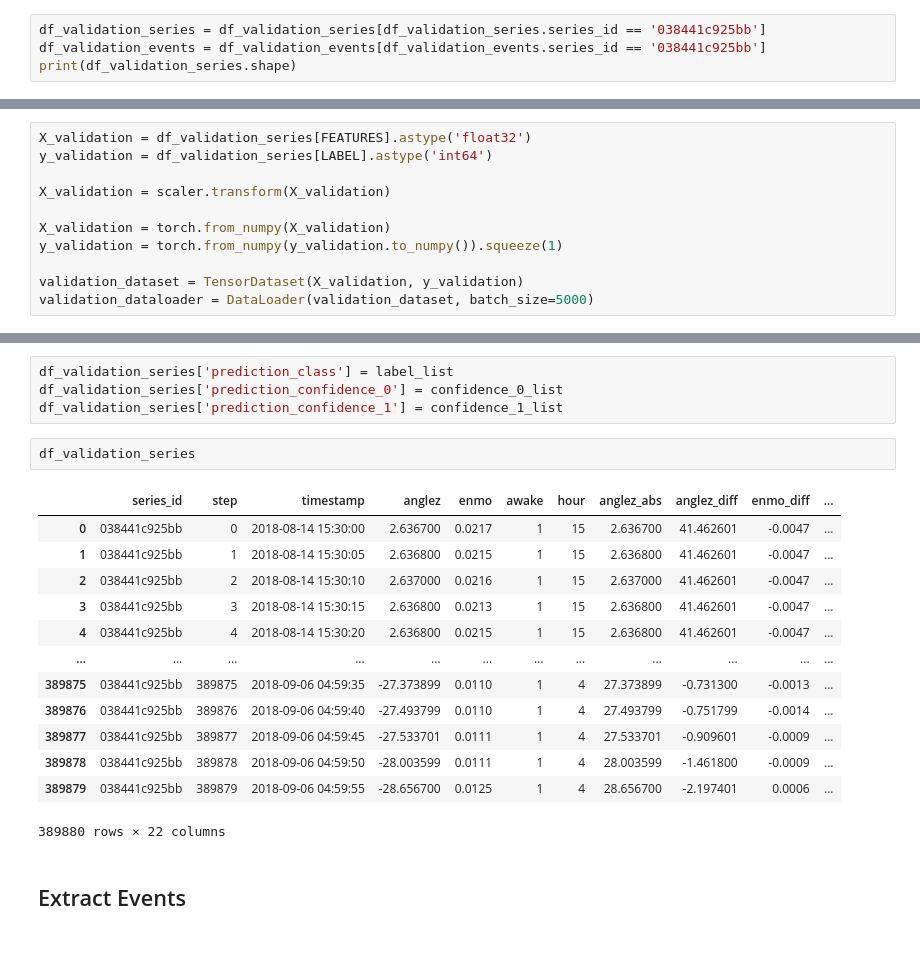
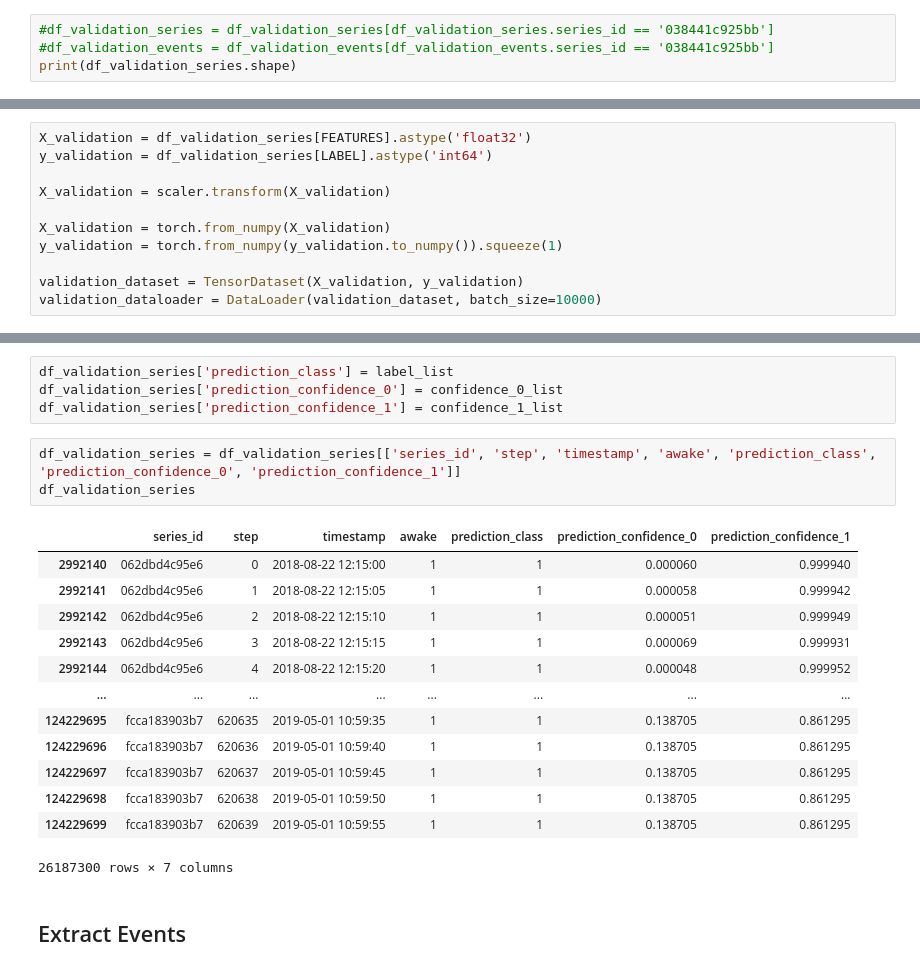
Before and after one commit to Timon0/ai-challenge-neural-nappers, a Jupyter notebook: notebooks/submission_mlp.ipynb, the cells around one changed output, grey strips where cells are left out. Drawn from its saved outputs; the diff is of its cells as text.

```diff
--- a/notebooks/submission_mlp.ipynb
+++ b/notebooks/submission_mlp.ipynb
@@ -43,5 +44,5 @@ df_validation_events
 # %%
-df_validation_series = df_validation_series[df_validation_series.series_id == '038441c925bb']
-df_validation_events = df_validation_events[df_validation_events.series_id == '038441c925bb']
+#df_validation_series = df_validation_series[df_validation_series.series_id == '038441c925bb']
+#df_validation_events = df_validation_events[df_validation_events.series_id == '038441c925bb']
 print(df_validation_series.shape)
 # %% [output]
@@ -75,7 +76,7 @@ X_validation = torch.from_numpy(X_validation)
 y_validation = torch.from_numpy(y_validation.to_numpy()).squeeze(1)
 
 validation_dataset = TensorDataset(X_validation, y_validation)
-validation_dataloader = DataLoader(validation_dataset, batch_size=5000)
+validation_dataloader = DataLoader(validation_dataset, batch_size=10000)
 # %% [markdown]
 ## Predict
 # %%
@@ -109,21 +110,22 @@ df_validation_series['prediction_class'] = label_list
 df_validation_series['prediction_confidence_0'] = confidence_0_list
 df_validation_series['prediction_confidence_1'] = confidence_1_list
 # %%
+df_validation_series = df_validation_series[['series_id', 'step', 'timestamp', 'awake', 'prediction_class', 'prediction_confidence_0', 'prediction_confidence_1']]
 df_validation_series
 # %% [output]
-|  | series_id | step | timestamp | anglez | enmo | awake | hour | anglez_abs | anglez_diff | enmo_diff | ... |
-| 0 | 038441c925bb | 0 | 2018-08-14 15:30:00 | 2.636700 | 0.0217 | 1 | 15 | 2.636700 | 41.462601 | -0.0047 | ... |
-| 1 | 038441c925bb | 1 | 2018-08-14 15:30:05 | 2.636800 | 0.0215 | 1 | 15 | 2.636800 | 41.462601 | -0.0047 | ... |
-| 2 | 038441c925bb | 2 | 2018-08-14 15:30:10 | 2.637000 | 0.0216 | 1 | 15 | 2.637000 | 41.462601 | -0.0047 | ... |
-| 3 | 038441c925bb | 3 | 2018-08-14 15:30:15 | 2.636800 | 0.0213 | 1 | 15 | 2.636800 | 41.462601 | -0.0047 | ... |
-| 4 | 038441c925bb | 4 | 2018-08-14 15:30:20 | 2.636800 | 0.0215 | 1 | 15 | 2.636800 | 41.462601 | -0.0047 | ... |
-| ... | ... | ... | ... | ... | ... | ... | ... | ... | ... | ... | ... |
-| 389875 | 038441c925bb | 389875 | 2018-09-06 04:59:35 | -27.373899 | 0.0110 | 1 | 4 | 27.373899 | -0.731300 | -0.0013 | ... |
-| 389876 | 038441c925bb | 389876 | 2018-09-06 04:59:40 | -27.493799 | 0.0110 | 1 | 4 | 27.493799 | -0.751799 | -0.0014 | ... |
-| 389877 | 038441c925bb | 389877 | 2018-09-06 04:59:45 | -27.533701 | 0.0111 | 1 | 4 | 27.533701 | -0.909601 | -0.0009 | ... |
-| 389878 | 038441c925bb | 389878 | 2018-09-06 04:59:50 | -28.003599 | 0.0111 | 1 | 4 | 28.003599 | -1.461800 | -0.0009 | ... |
-| 389879 | 038441c925bb | 389879 | 2018-09-06 04:59:55 | -28.656700 | 0.0125 | 1 | 4 | 28.656700 | -2.197401 | 0.0006 | ... |
+|  | series_id | step | timestamp | awake | prediction_class | prediction_confidence_0 | prediction_confidence_1 |
+| 2992140 | 062dbd4c95e6 | 0 | 2018-08-22 12:15:00 | 1 | 1 | 0.000060 | 0.999940 |
+| 2992141 | 062dbd4c95e6 | 1 | 2018-08-22 12:15:05 | 1 | 1 | 0.000058 | 0.999942 |
+| 2992142 | 062dbd4c95e6 | 2 | 2018-08-22 12:15:10 | 1 | 1 | 0.000051 | 0.999949 |
+| 2992143 | 062dbd4c95e6 | 3 | 2018-08-22 12:15:15 | 1 | 1 | 0.000069 | 0.999931 |
+| 2992144 | 062dbd4c95e6 | 4 | 2018-08-22 12:15:20 | 1 | 1 | 0.000048 | 0.999952 |
+| ... | ... | ... | ... | ... | ... | ... | ... |
+| 124229695 | fcca183903b7 | 620635 | 2019-05-01 10:59:35 | 1 | 1 | 0.138705 | 0.861295 |
+| 124229696 | fcca183903b7 | 620636 | 2019-05-01 10:59:40 | 1 | 1 | 0.138705 | 0.861295 |
+| 124229697 | fcca183903b7 | 620637 | 2019-05-01 10:59:45 | 1 | 1 | 0.138705 | 0.861295 |
+| 124229698 | fcca183903b7 | 620638 | 2019-05-01 10:59:50 | 1 | 1 | 0.138705 | 0.861295 |
+| 124229699 | fcca183903b7 | 620639 | 2019-05-01 10:59:55 | 1 | 1 | 0.138705 | 0.861295 |
-389880 rows × 22 columns
+26187300 rows × 7 columns
 # %% [markdown]
 ## Extract Events
 # %%
```
Also changed, not shown: parts of 8 cells of this notebook, 1 other file.
